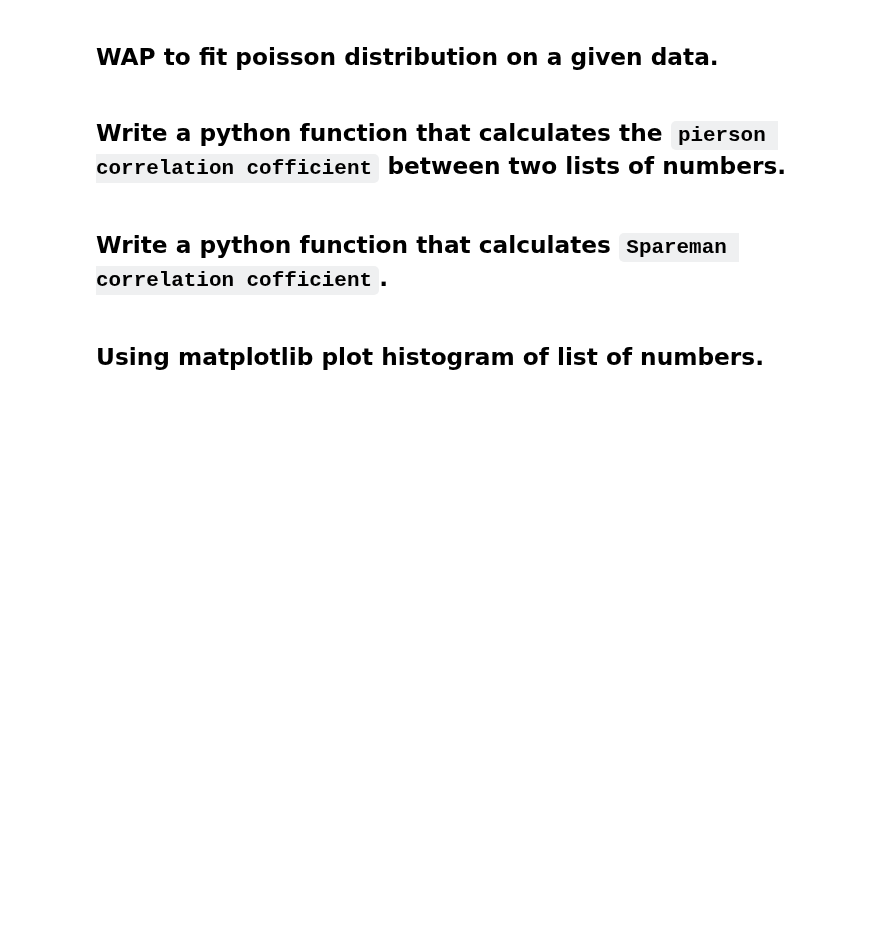
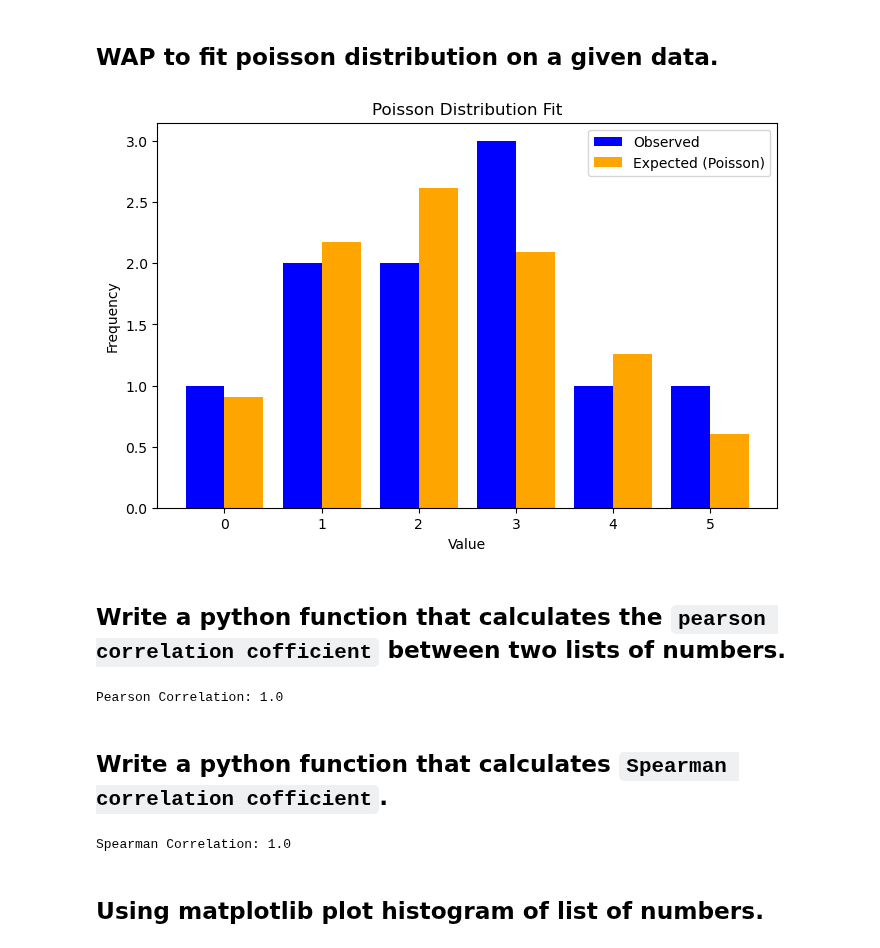
Before and after one commit to AumGupta/mor, a Jupyter notebook: Practicals/Final Practical File/main.ipynb, the cells around one changed output. Cells and saved outputs as stored; diff of their text form; code cells hidden in the pictures; blank space fills up the shorter version.

```diff
--- a/Practicals/Final Practical File/main.ipynb
+++ b/Practicals/Final Practical File/main.ipynb
@@ -682,12 +685,71 @@ plt.show()
 # %% [markdown]
 
 ## WAP to fit poisson distribution on a given data.
+# %%
+import numpy as np
+import matplotlib.pyplot as plt
+from scipy.stats import poisson
+
+data = [2, 3, 1, 0, 5, 3, 2, 4, 1, 3]
+
+data_mean = np.mean(data)
+
+x = np.arange(0, max(data) + 1)
+poisson_probs = poisson.pmf(x, data_mean)
+
+observed_freq = [data.count(i) for i in x]
+
+plt.figure(figsize=(8, 5))
+plt.bar(x - 0.2, observed_freq, width=0.4, label="Observed", color="blue")
+plt.bar(x + 0.2, poisson_probs * len(data), width=0.4, label="Expected (Poisson)", color="orange")
+plt.xlabel("Value")
+plt.ylabel("Frequency")
+plt.title("Poisson Distribution Fit")
+plt.legend()
+plt.show()
+# %% [output]
+[figure, added]
 # %% [markdown]
 
-## Write a python function that calculates the `pierson correlation cofficient` between two lists of numbers.
+## Write a python function that calculates the `pearson correlation cofficient` between two lists of numbers.
+# %%
+def pearson_correlation(x, y):
+    if len(x) != len(y):
+        raise ValueError("Lists must have the same length")
+
+    mean_x, mean_y = np.mean(x), np.mean(y)
+    numerator = sum((xi - mean_x) * (yi - mean_y) for xi, yi in zip(x, y))
+    denominator = np.sqrt(sum((xi - mean_x)**2 for xi in x) * sum((yi - mean_y)**2 for yi in y))
+
+    return numerator / denominator
+
+# Example
+x = [1, 2, 3, 4, 5]
+y = [2, 4, 6, 8, 10]
+print("Pearson Correlation:", pearson_correlation(x, y))
+# %% [output]
+Pearson Correlation: 1.0
 # %% [markdown]
 
-## Write a python function that calculates `Spareman correlation cofficient`.
+## Write a python function that calculates `Spearman correlation cofficient`.
+# %%
+from scipy.stats import rankdata
+
+def spearman_correlation(x, y):
+    if len(x) != len(y):
+        raise ValueError("Lists must have the same length")
+
+    rank_x = rankdata(x)
+    rank_y = rankdata(y)
+
+    return pearson_correlation(rank_x, rank_y)
+
+# Example
+x = [10, 20, 30, 40, 50]
+y = [1, 2, 3, 4, 5]
+print("Spearman Correlation:", spearman_correlation(x, y))
+# %% [output]
+Spearman Correlation: 1.0
 # %% [markdown]
 
 ## Using matplotlib plot histogram of list of numbers.
```
Also changed, not shown: parts of 15 cells of this notebook, 2 other files.
